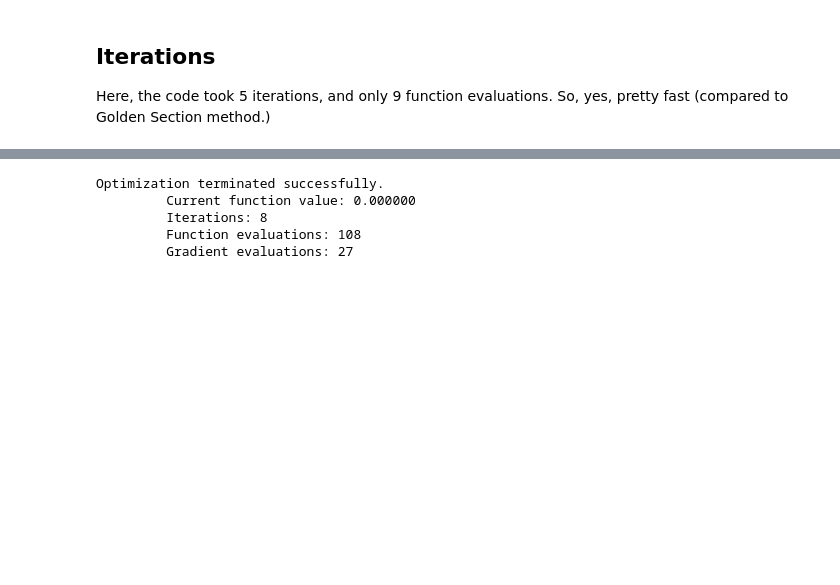
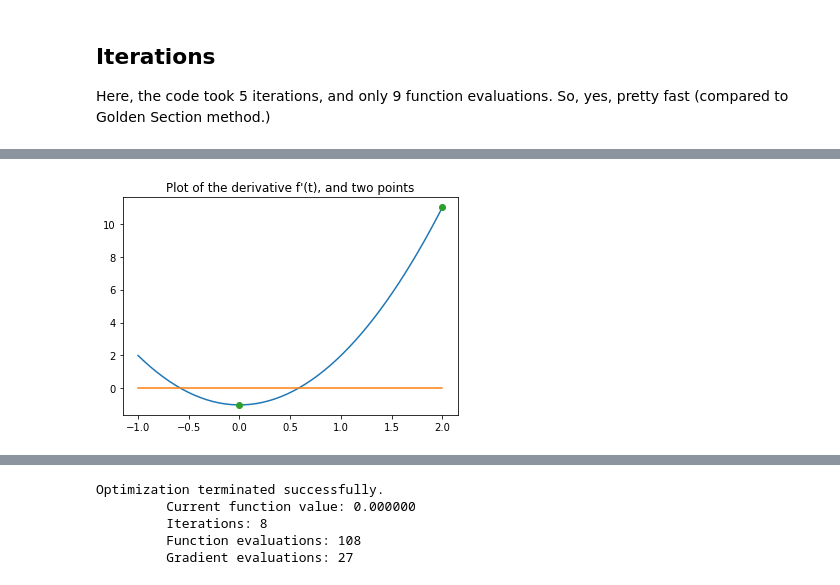
Before and after one commit to mlamoureux/Math502w19, a Jupyter notebook: Lecture22_Apr4.ipynb, the cells around one changed output, grey strips where cells are left out. Cells and saved outputs as stored; diff of their text form; code cells hidden in the pictures; blank space fills up the shorter version.

```diff
--- a/Lecture22_Apr4.ipynb
+++ b/Lecture22_Apr4.ipynb
@@ -228,0 +242,7 @@ Here, the code took 5 iterations, and only 9 function evaluations. So, yes, pret
+# %%
+# Plot the derivative and the zero line, and two points above and below the zero line
+t = linspace(-1,2)
+plot(t,3*t**2 - 1,t,0*t,[0,2],[-1,11],'o');
+title("Plot of the derivative f'(t), and two points");
+# %% [output]
+[figure, added]
```
Also changed, not shown: parts of 38 cells of this notebook.
